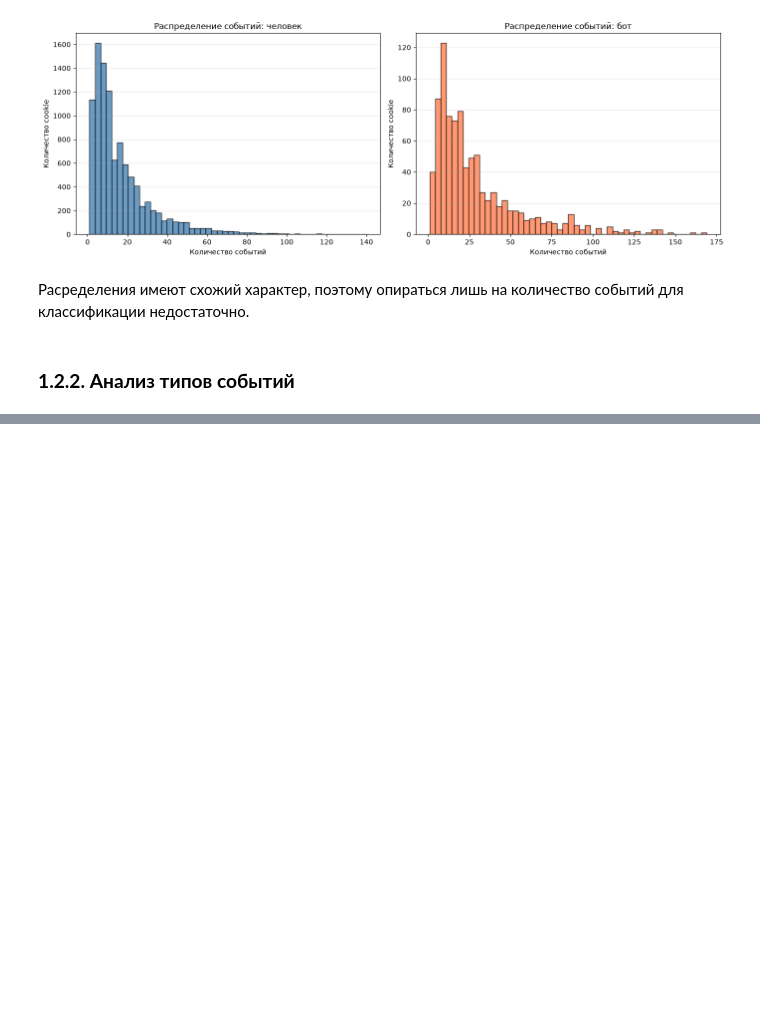
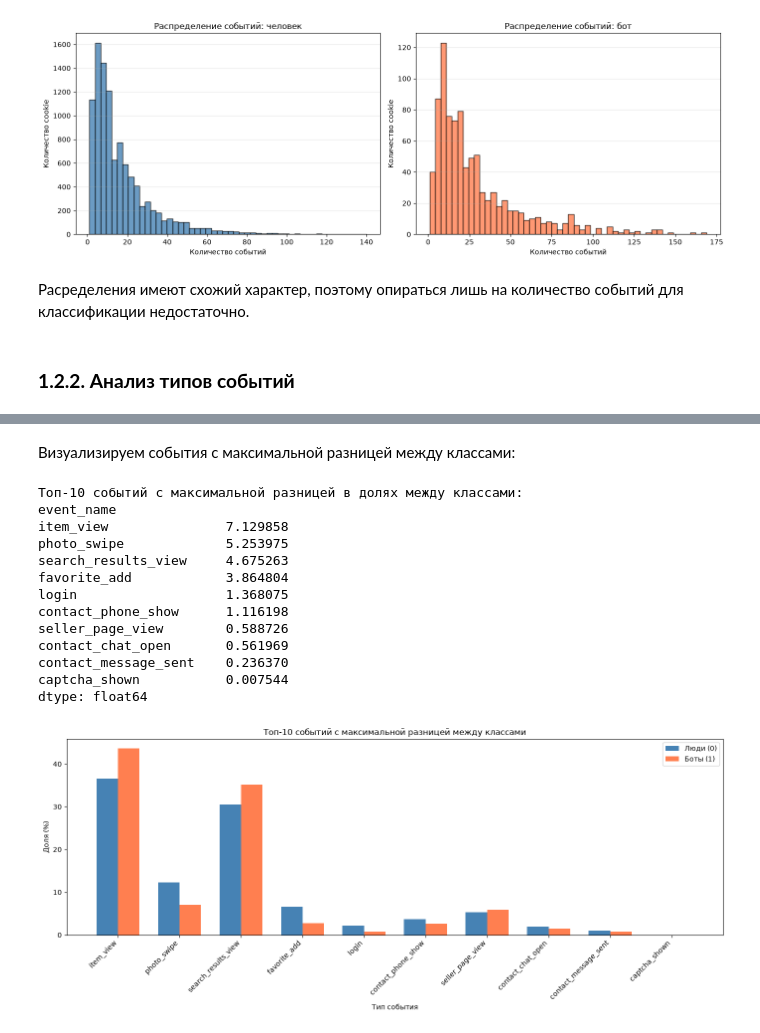
Before and after one commit to shshi23/avito-antibot, a Jupyter notebook: notebooks/01_eda.ipynb, the cells around one changed output, grey strips where cells are left out. Saved outputs shown, nothing was run; the diff lists cells and outputs as text; code cells hidden in the pictures; blank space fills up the shorter version.

```diff
--- a/notebooks/01_eda.ipynb
+++ b/notebooks/01_eda.ipynb
@@ -260,0 +263,9 @@ plt.show()
+# %%
+# Считаем количество каждого типа событий для каждого класса
+event_type_by_class = events_filtered.groupby(['target', 'event_name']).size().unstack(fill_value=0)
+
+# Нормализуем
+event_type_by_class_pct = event_type_by_class.div(event_type_by_class.sum(axis=1), axis=0) * 100
+
+print("Доля каждого типа событий:")
+display(event_type_by_class_pct.round(2))
@@ -260,0 +278,42 @@ plt.show()
+# %% [markdown]
+Визуализируем события с максимальной разницей между классами:
+# %%
+difference = event_type_by_class_pct.loc[1] - event_type_by_class_pct.loc[0]
+
+# Сортируем
+difference_sorted = difference.abs().sort_values(ascending=False)
+
+print("Топ-10 событий с максимальной разницей в долях между классами:")
+print(difference_sorted.head(10))
+
+top_discriminative = difference_sorted.head(10).index
+
+plt.figure(figsize=(14, 6))
+x = np.arange(len(top_discriminative))
+width = 0.35
+
+plt.bar(x - width/2, event_type_by_class_pct.loc[0, top_discriminative], width, label='Люди (0)', color='steelblue')
+plt.bar(x + width/2, event_type_by_class_pct.loc[1, top_discriminative], width, label='Боты (1)', color='coral')
+
+plt.xlabel('Тип события')
+plt.ylabel('Доля (%)')
+plt.title('Топ-10 событий с максимальной разницей между классами')
+plt.xticks(x, top_discriminative, rotation=45, ha='right')
+plt.legend()
+plt.tight_layout()
+plt.show()
+# %% [output]
+Топ-10 событий с максимальной разницей в долях между классами:
+event_name
+item_view               7.129858
+photo_swipe             5.253975
+search_results_view     4.675263
+favorite_add            3.864804
+login                   1.368075
+contact_phone_show      1.116198
+seller_page_view        0.588726
+contact_chat_open       0.561969
+contact_message_sent    0.236370
+captcha_shown           0.007544
+dtype: float64
+[figure, added]
```
Also changed, not shown: parts of 49 cells of this notebook.
